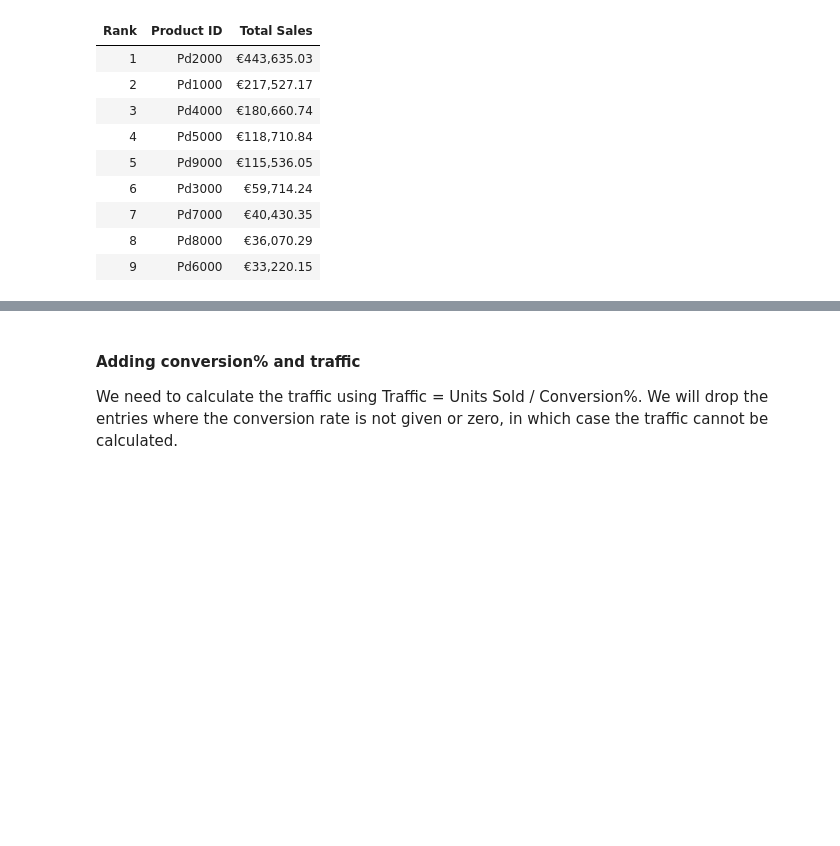
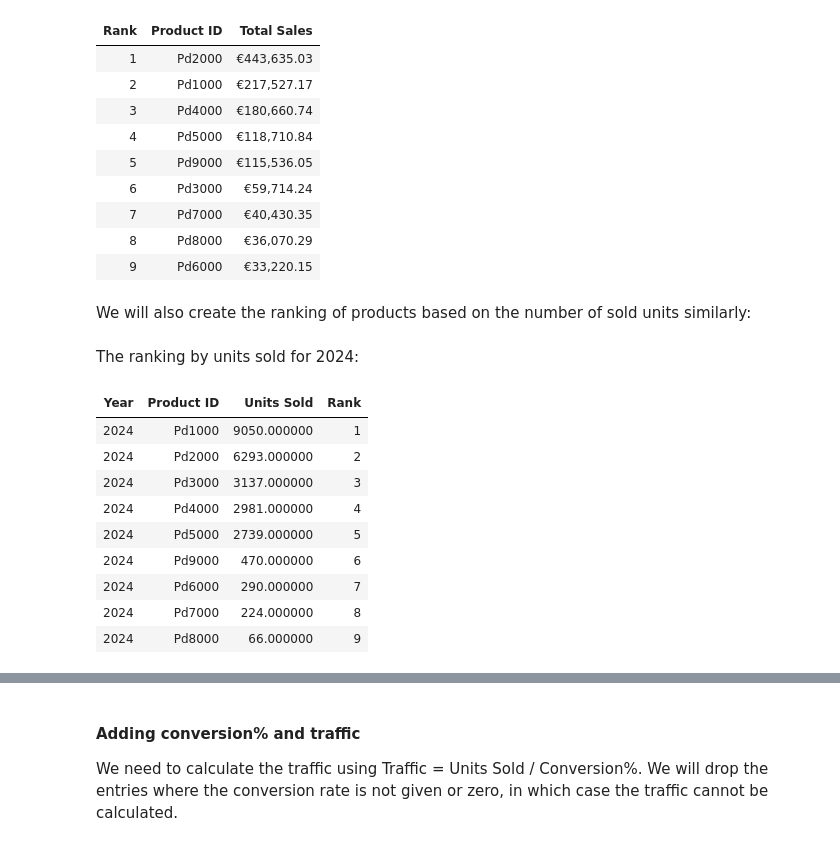
Before and after one commit to kseniyapiven/eCom, a Jupyter notebook: notebooks/analysis.ipynb, the cells around one changed output, grey strips where cells are left out. Cells and saved outputs as stored; diff of their text form; code cells hidden in the pictures; blank space fills up the shorter version.

Commit message:
add products ranking by units sold

```diff
--- a/notebooks/analysis.ipynb
+++ b/notebooks/analysis.ipynb
@@ -310,3 +315,30 @@ display(format_sales(ranked_2025).style.hide(axis='index'))
 | 7 | Pd7000 | €40,430.35 |
 | 8 | Pd8000 | €36,070.29 |
 | 9 | Pd6000 | €33,220.15 |
+# %% [markdown]
+We will also create the ranking of products based on the number of sold units similarly:
+# %%
+ranking_by_units = analysis_df.groupby(['Year', 'Product ID'])['Units Sold'].sum().reset_index()
+
+ranking_by_units_2024 = ranking_by_units[ranking_by_units['Year'] == 2024].copy()
+ranking_by_units_2025 = ranking_by_units[ranking_by_units['Year'] == 2025].copy()
+
+ranking_by_units_2024['Rank'] = ranking_by_units_2024.groupby('Year')['Units Sold'] \
+                                   .rank(ascending=False, method='min').astype(int) # min for fair ties
+ranking_by_units_2025['Rank'] = ranking_by_units_2025.groupby('Year')['Units Sold'] \
+                                   .rank(ascending=False, method='min').astype(int) # min for fair ties
+# %% [markdown]
+The ranking by units sold for 2024:
+# %%
+display(ranking_by_units_2024.sort_values('Rank').style.hide(axis='index'))
+# %% [output]
+| Year | Product ID | Units Sold | Rank |
+| 2024 | Pd1000 | 9050.000000 | 1 |
+| 2024 | Pd2000 | 6293.000000 | 2 |
+| 2024 | Pd3000 | 3137.000000 | 3 |
+| 2024 | Pd4000 | 2981.000000 | 4 |
+| 2024 | Pd5000 | 2739.000000 | 5 |
+| 2024 | Pd9000 | 470.000000 | 6 |
+| 2024 | Pd6000 | 290.000000 | 7 |
+| 2024 | Pd7000 | 224.000000 | 8 |
+| 2024 | Pd8000 | 66.000000 | 9 |
```
Also changed, not shown: parts of 11 cells of this notebook.
